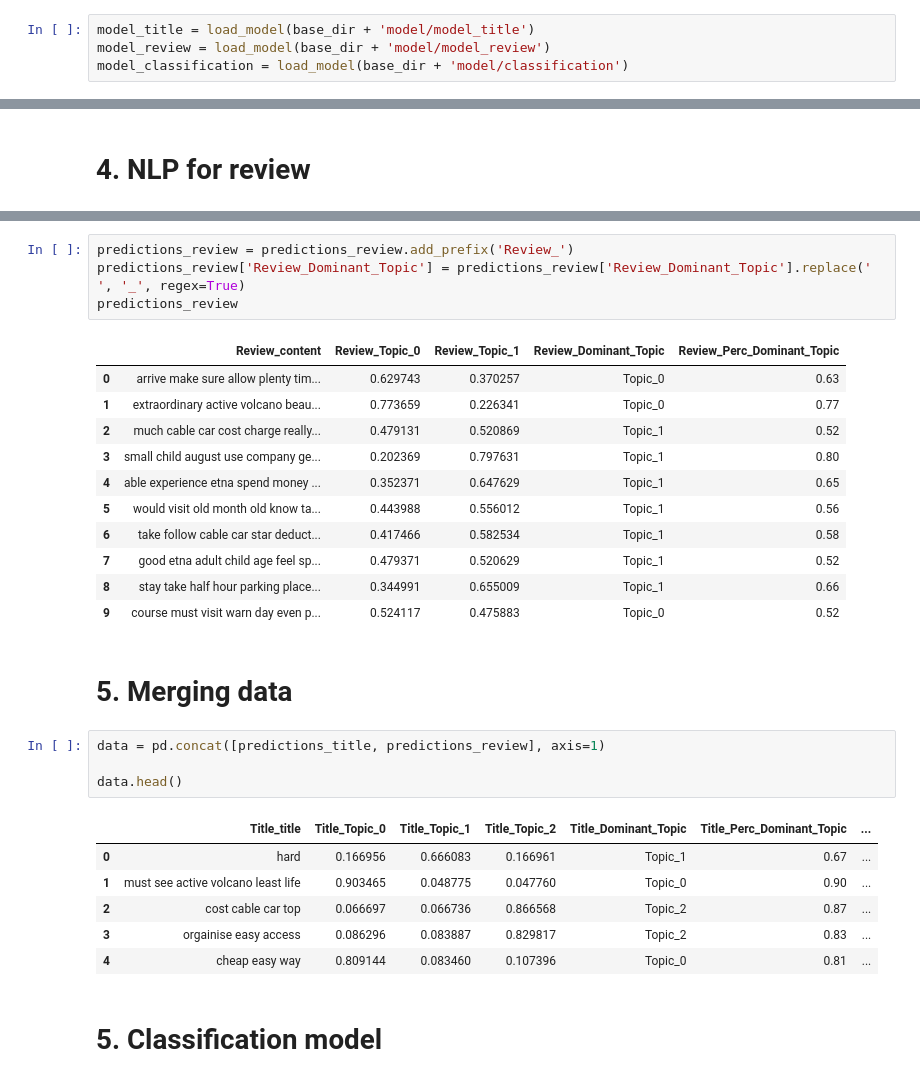
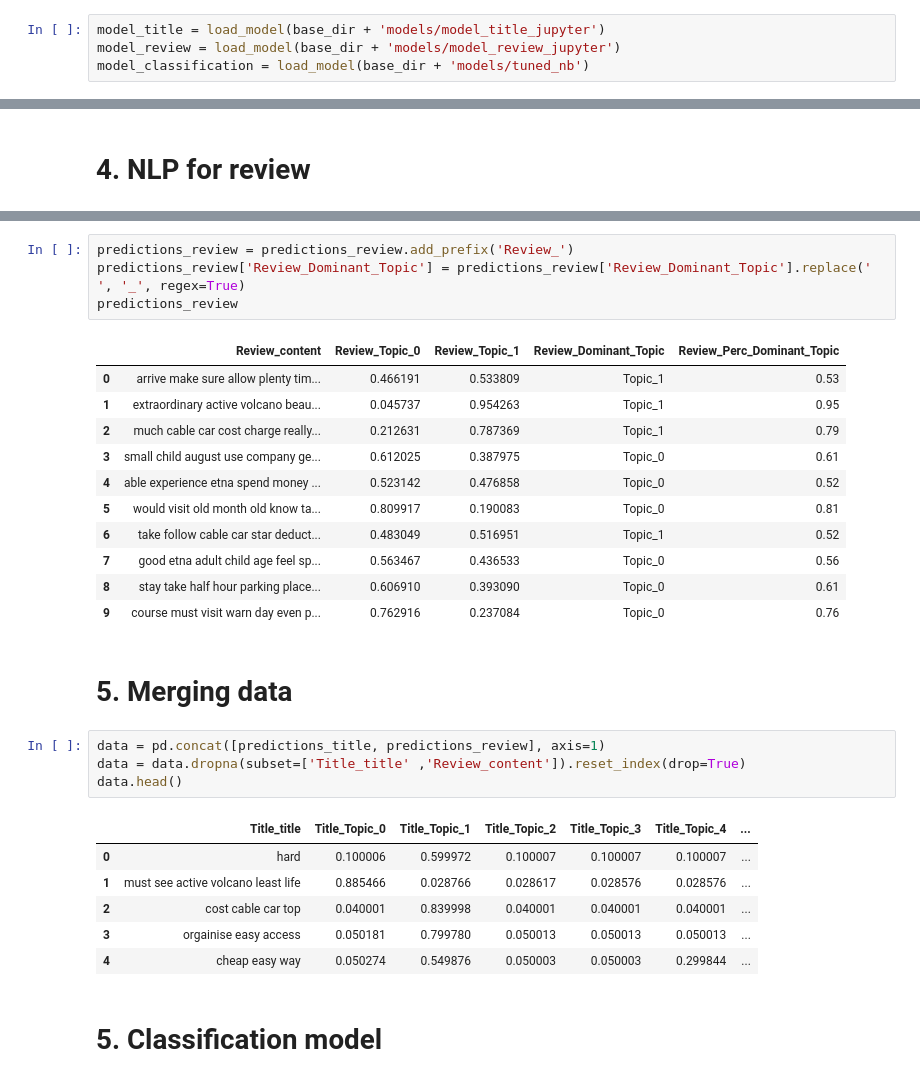
Before and after one commit to jdpinedaj/SentimentMountEtna, a Jupyter notebook: notebooks/3. predict.ipynb, the cells around one changed output, grey strips where cells are left out. Cells and saved outputs as stored; diff of their text form.

Commit message:
optimization of models

```diff
--- a/notebooks/3. predict.ipynb
+++ b/notebooks/3. predict.ipynb
@@ -65,9 +65,9 @@ Libraries read!
 # %% [markdown]
 # Reading models
 # %%
-model_title = load_model(base_dir + 'model/model_title')
-model_review = load_model(base_dir + 'model/model_review')
-model_classification = load_model(base_dir + 'model/classification')
+model_title = load_model(base_dir + 'models/model_title_jupyter')
+model_review = load_model(base_dir + 'models/model_review_jupyter')
+model_classification = load_model(base_dir + 'models/tuned_nb')
 # %% [output]
 Transformation Pipeline and Model Successfully Loaded
 Transformation Pipeline and Model Successfully Loaded
@@ -226,29 +226,29 @@ predictions_review['Review_Dominant_Topic'] = predictions_review['Review_Dominan
 predictions_review
 # %% [output]
 |  | Review_content | Review_Topic_0 | Review_Topic_1 | Review_Dominant_Topic | Review_Perc_Dominant_Topic |
-| 0 | arrive make sure allow plenty tim... | 0.629743 | 0.370257 | Topic_0 | 0.63 |
-| 1 | extraordinary active volcano beau... | 0.773659 | 0.226341 | Topic_0 | 0.77 |
-| 2 | much cable car cost charge really... | 0.479131 | 0.520869 | Topic_1 | 0.52 |
-| 3 | small child august use company ge... | 0.202369 | 0.797631 | Topic_1 | 0.80 |
-| 4 | able experience etna spend money ... | 0.352371 | 0.647629 | Topic_1 | 0.65 |
-| 5 | would visit old month old know ta... | 0.443988 | 0.556012 | Topic_1 | 0.56 |
-| 6 | take follow cable car star deduct... | 0.417466 | 0.582534 | Topic_1 | 0.58 |
-| 7 | good etna adult child age feel sp... | 0.479371 | 0.520629 | Topic_1 | 0.52 |
-| 8 | stay take half hour parking place... | 0.344991 | 0.655009 | Topic_1 | 0.66 |
-| 9 | course must visit warn day even p... | 0.524117 | 0.475883 | Topic_0 | 0.52 |
+| 0 | arrive make sure allow plenty tim... | 0.466191 | 0.533809 | Topic_1 | 0.53 |
+| 1 | extraordinary active volcano beau... | 0.045737 | 0.954263 | Topic_1 | 0.95 |
+| 2 | much cable car cost charge really... | 0.212631 | 0.787369 | Topic_1 | 0.79 |
+| 3 | small child august use company ge... | 0.612025 | 0.387975 | Topic_0 | 0.61 |
+| 4 | able experience etna spend money ... | 0.523142 | 0.476858 | Topic_0 | 0.52 |
+| 5 | would visit old month old know ta... | 0.809917 | 0.190083 | Topic_0 | 0.81 |
+| 6 | take follow cable car star deduct... | 0.483049 | 0.516951 | Topic_1 | 0.52 |
+| 7 | good etna adult child age feel sp... | 0.563467 | 0.436533 | Topic_0 | 0.56 |
+| 8 | stay take half hour parking place... | 0.606910 | 0.393090 | Topic_0 | 0.61 |
+| 9 | course must visit warn day even p... | 0.762916 | 0.237084 | Topic_0 | 0.76 |
 # %% [markdown]
 # 5. Merging data
 # %%
 data = pd.concat([predictions_title, predictions_review], axis=1)
-
+data = data.dropna(subset=['Title_title' ,'Review_content']).reset_index(drop=True)
 data.head()
 # %% [output]
-|  | Title_title | Title_Topic_0 | Title_Topic_1 | Title_Topic_2 | Title_Dominant_Topic | Title_Perc_Dominant_Topic | ... |
-| 0 | hard | 0.166956 | 0.666083 | 0.166961 | Topic_1 | 0.67 | ... |
-| 1 | must see active volcano least life | 0.903465 | 0.048775 | 0.047760 | Topic_0 | 0.90 | ... |
-| 2 | cost cable car top | 0.066697 | 0.066736 | 0.866568 | Topic_2 | 0.87 | ... |
-| 3 | orgainise easy access | 0.086296 | 0.083887 | 0.829817 | Topic_2 | 0.83 | ... |
-| 4 | cheap easy way | 0.809144 | 0.083460 | 0.107396 | Topic_0 | 0.81 | ... |
+|  | Title_title | Title_Topic_0 | Title_Topic_1 | Title_Topic_2 | Title_Topic_3 | Title_Topic_4 | ... |
+| 0 | hard | 0.100006 | 0.599972 | 0.100007 | 0.100007 | 0.100007 | ... |
+| 1 | must see active volcano least life | 0.885466 | 0.028766 | 0.028617 | 0.028576 | 0.028576 | ... |
+| 2 | cost cable car top | 0.040001 | 0.839998 | 0.040001 | 0.040001 | 0.040001 | ... |
+| 3 | orgainise easy access | 0.050181 | 0.799780 | 0.050013 | 0.050013 | 0.050013 | ... |
+| 4 | cheap easy way | 0.050274 | 0.549876 | 0.050003 | 0.050003 | 0.299844 | ... |
 # %% [markdown]
 # 5. Classification model
 # %%
```
Also changed, not shown: parts of 8 cells of this notebook, 3 other files.
